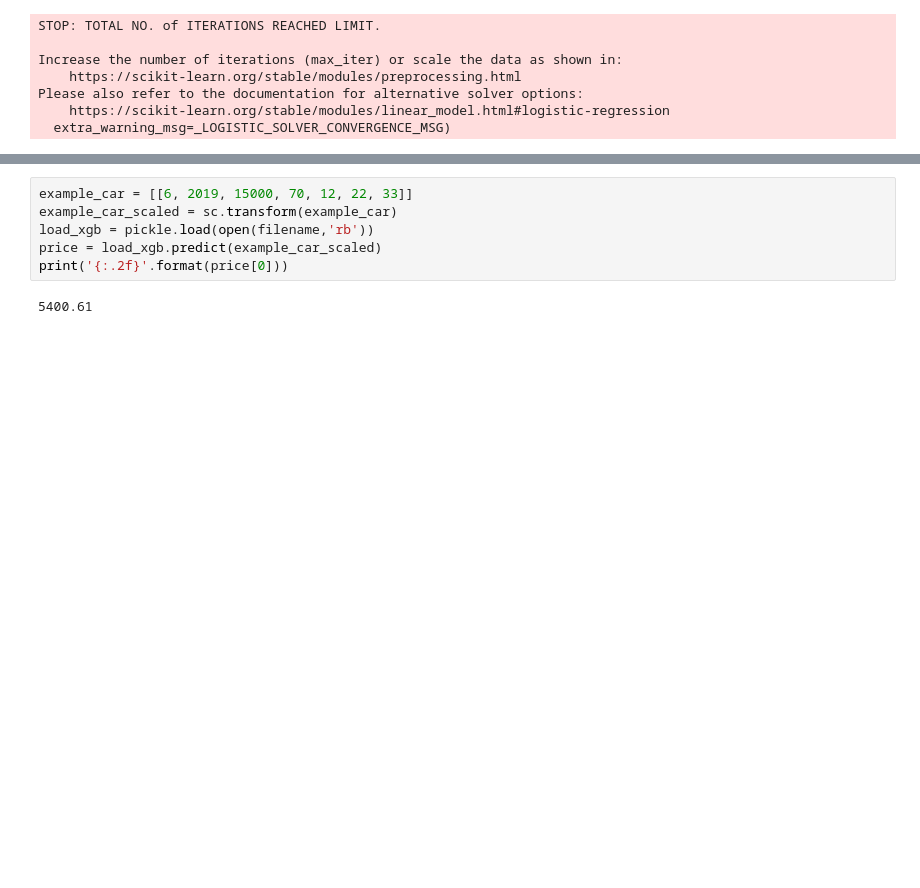
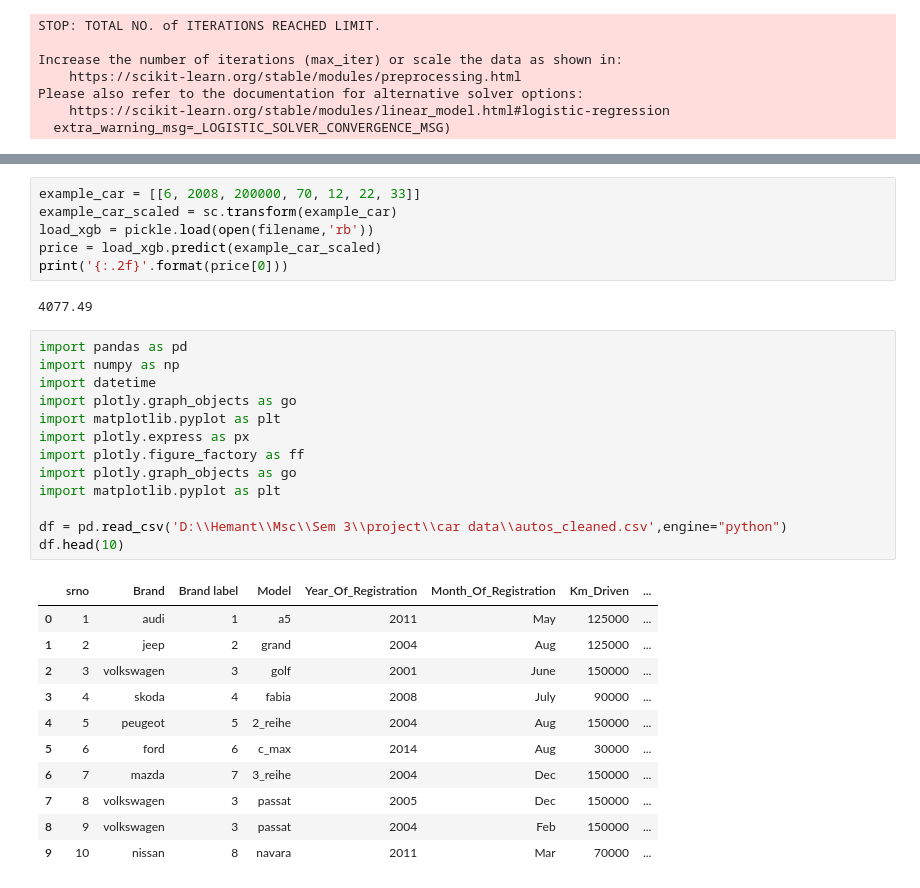
Before and after one commit to hemantharijan/Msc-Part-2-Project, a Jupyter notebook: Used Car Data Analysis.ipynb, the cells around one changed output, grey strips where cells are left out. Saved outputs shown, nothing was run; the diff lists cells and outputs as text; blank space fills up the shorter version.

Commit message:
popular brand login done

```diff
--- a/Used Car Data Analysis.ipynb
+++ b/Used Car Data Analysis.ipynb
@@ -436,10 +435,35 @@ R square 89.27304494431945
 | 237167 | 11 | 2013 | 50000 | 28990 | 320 | 11.0 | 22.0 | ... |
 237168 rows × 8 columns
 # %%
-example_car = [[6, 2019, 15000, 70, 12, 22, 33]]
+example_car = [[6, 2008, 200000, 70, 12, 22, 33]]
 example_car_scaled = sc.transform(example_car)
 load_xgb = pickle.load(open(filename,'rb'))
 price = load_xgb.predict(example_car_scaled)
 print('{:.2f}'.format(price[0]))
 # %% [output]
-5400.61
+4077.49
+# %%
+import pandas as pd
+import numpy as np
+import datetime
+import plotly.graph_objects as go
+import matplotlib.pyplot as plt
+import plotly.express as px
+import plotly.figure_factory as ff
+import plotly.graph_objects as go
+import matplotlib.pyplot as plt
+
+df = pd.read_csv('D:\\Hemant\\Msc\\Sem 3\\project\\car data\\autos_cleaned.csv',engine="python")
+df.head(10)
+# %% [output]
+|  | srno | Brand | Brand label | Model | Year_Of_Registration | Month_Of_Registration | Km_Driven | ... |
+| 0 | 1 | audi | 1 | a5 | 2011 | May | 125000 | ... |
+| 1 | 2 | jeep | 2 | grand | 2004 | Aug | 125000 | ... |
+| 2 | 3 | volkswagen | 3 | golf | 2001 | June | 150000 | ... |
+| 3 | 4 | skoda | 4 | fabia | 2008 | July | 90000 | ... |
+| 4 | 5 | peugeot | 5 | 2_reihe | 2004 | Aug | 150000 | ... |
+| 5 | 6 | ford | 6 | c_max | 2014 | Aug | 30000 | ... |
+| 6 | 7 | mazda | 7 | 3_reihe | 2004 | Dec | 150000 | ... |
+| 7 | 8 | volkswagen | 3 | passat | 2005 | Dec | 150000 | ... |
+| 8 | 9 | volkswagen | 3 | passat | 2004 | Feb | 150000 | ... |
+| 9 | 10 | nissan | 8 | navara | 2011 | Mar | 70000 | ... |
```
Also changed, not shown: parts of 2 cells of this notebook.
